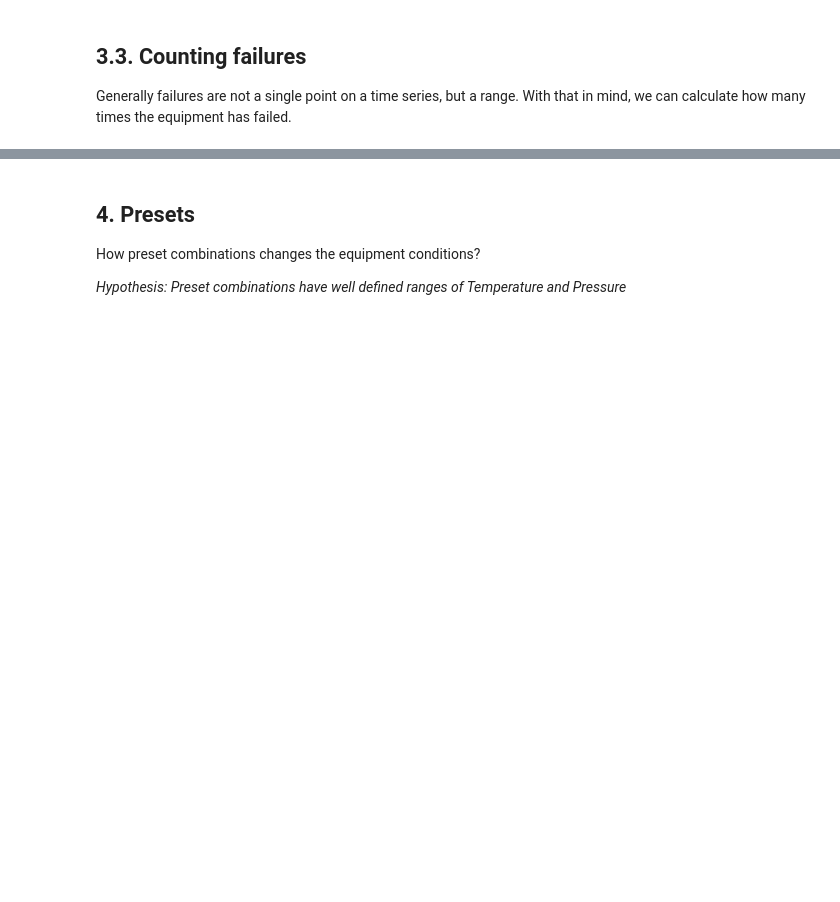
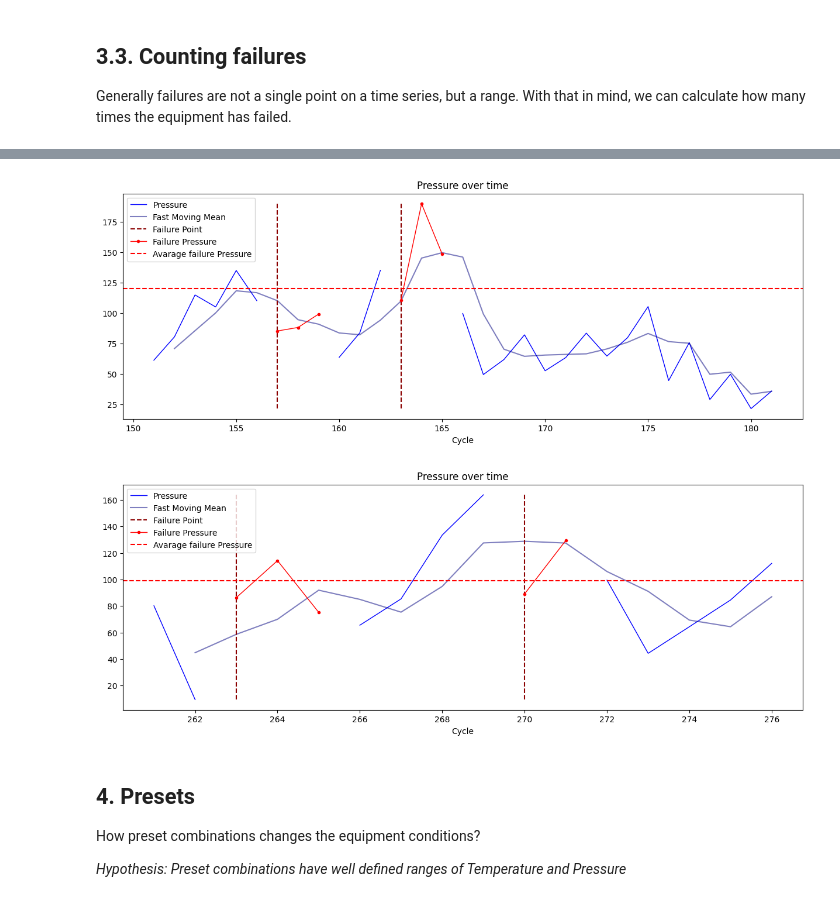
Before and after one commit to daniel64bit/failure-detection, a Jupyter notebook: notebooks/01_eda.ipynb, the cells around one changed output, grey strips where cells are left out. Saved outputs shown, nothing was run; the diff lists cells and outputs as text; code cells hidden in the pictures; blank space fills up the shorter version.

```diff
--- a/notebooks/01_eda.ipynb
+++ b/notebooks/01_eda.ipynb
@@ -373,3 +391,23 @@ df_oge
+# %%
+# visualizing close failure points
+plot_time_series(
+    df_oge.loc[150:180],
+    ["Pressure"],
+    hide_raw_data=False,
+    slow_moving_mean=False,
+    show_failure_points=True
+)
+
+plot_time_series(
+    df_oge.loc[260:275],
+    ["Pressure"],
+    hide_raw_data=False,
+    slow_moving_mean=False,
+    show_failure_points=True
+)
+# %% [output]
+[figure, added]
+[figure, added]
 # %% [markdown]
 ## 4. Presets
 How preset combinations changes the equipment conditions?
```
Also changed, not shown: parts of 8 cells of this notebook.
